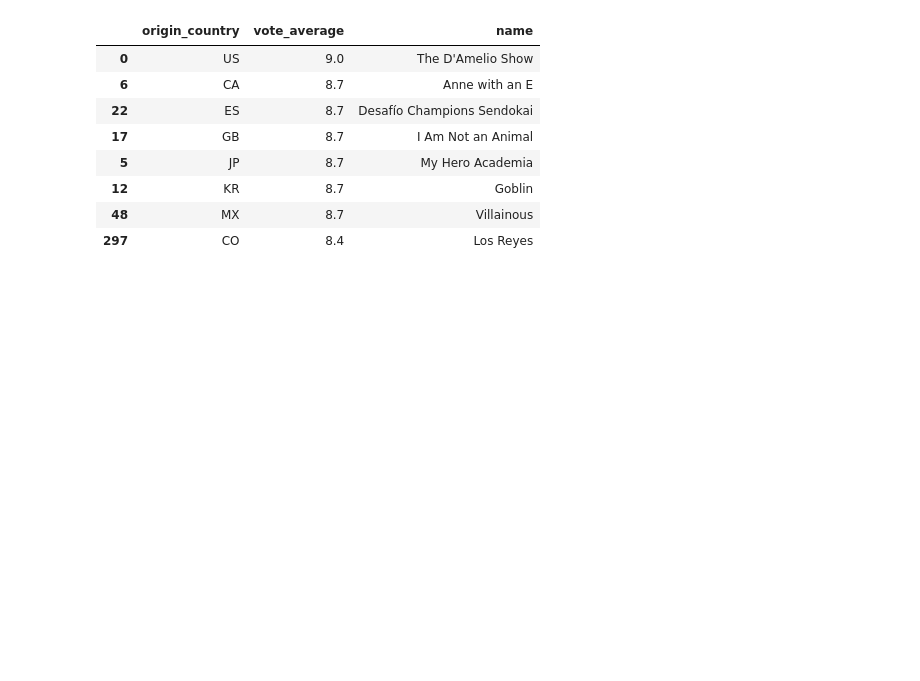
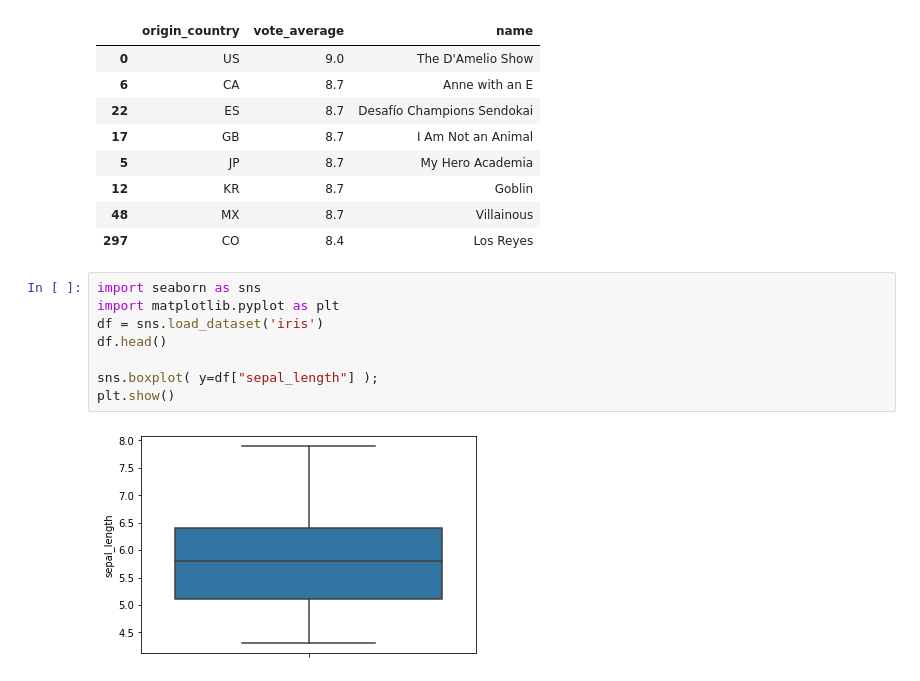
Before and after one commit to dnardini16/aDataSciencePortfolio, a Jupyter notebook: Data Science/Explanatory_Data_Analysis_on_TV_Shows.ipynb, the cells around one changed output. Drawn from its saved outputs; the diff is of its cells as text; blank space fills up the shorter version.

```diff
--- a/Data Science/Explanatory_Data_Analysis_on_TV_Shows.ipynb
+++ b/Data Science/Explanatory_Data_Analysis_on_TV_Shows.ipynb
@@ -274,3 +274,13 @@ data_main_country.loc[data_main_country.groupby('origin_country')['vote_average'
 | 12 | KR | 8.7 | Goblin |
 | 48 | MX | 8.7 | Villainous |
 | 297 | CO | 8.4 | Los Reyes |
+# %%
+import seaborn as sns
+import matplotlib.pyplot as plt
+df = sns.load_dataset('iris')
+df.head()
+
+sns.boxplot( y=df["sepal_length"] );
+plt.show()
+# %% [output]
+[figure, added]
```
